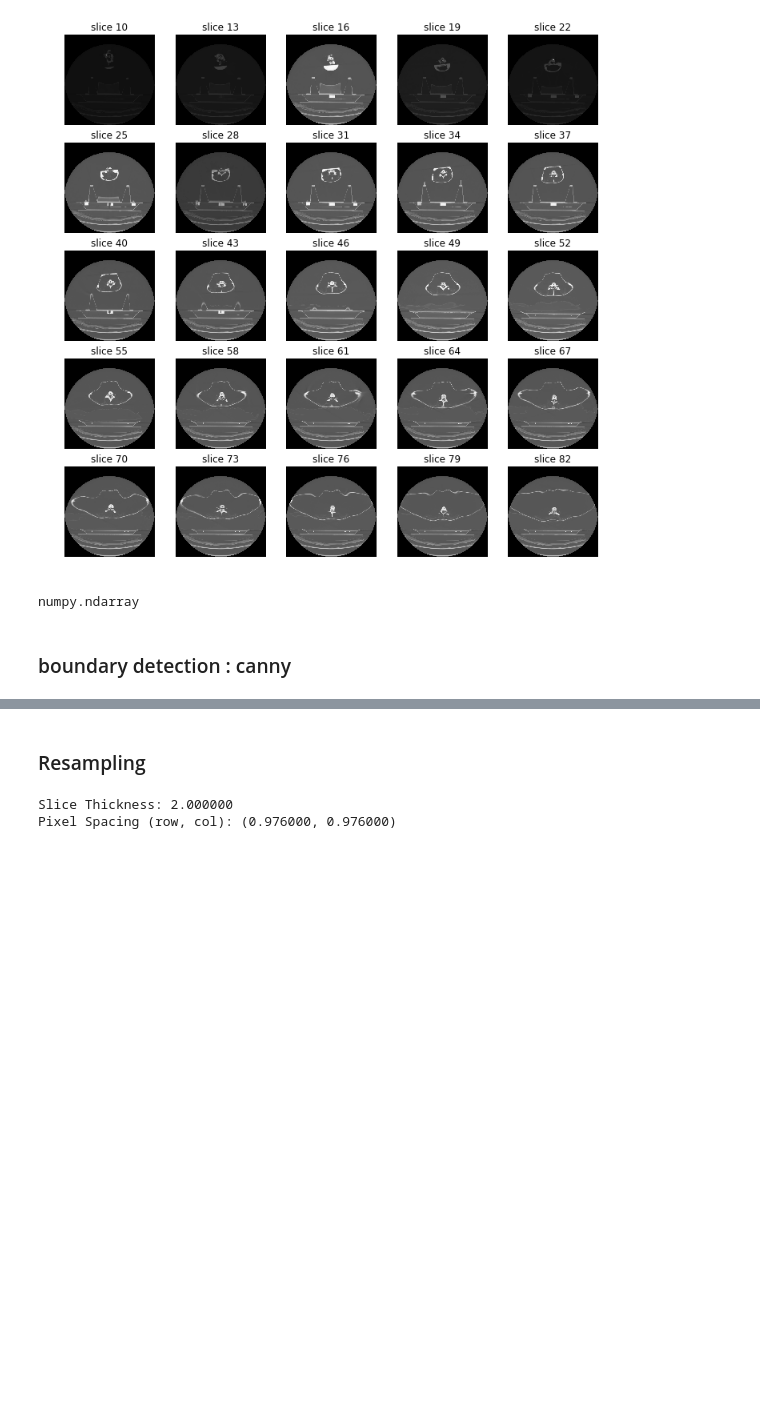
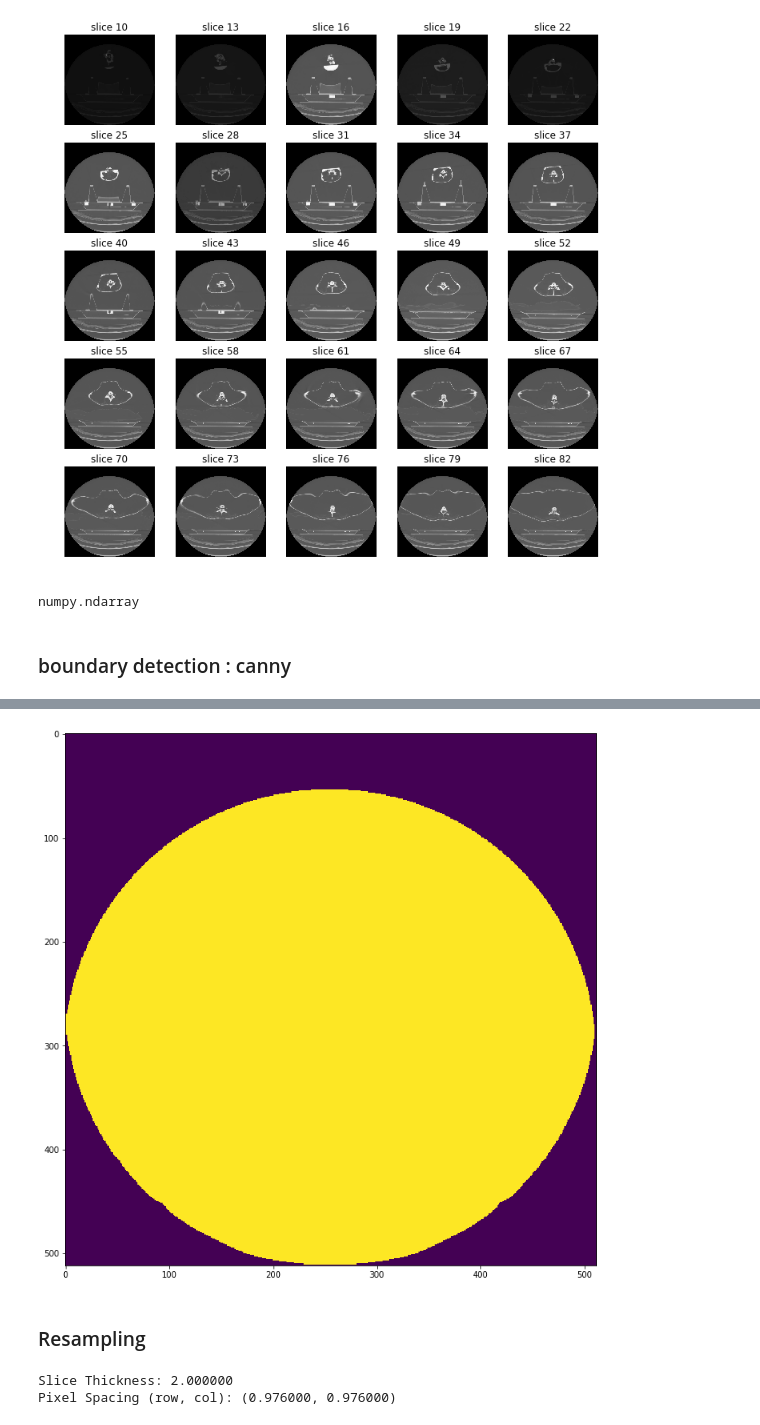
Before and after one commit to daegukdo/TIL, a Jupyter notebook: 05_side_project/01_dicom_with_point_cloud/00_dicom_data_test.ipynb, the cells around one changed output, grey strips where cells are left out. Drawn from its saved outputs; the diff is of its cells as text; code cells hidden in the pictures; blank space fills up the shorter version.

Commit message:
side project : dicom control practice edit example code (surface segmentation with edge detection based mask)

```diff
--- a/05_side_project/01_dicom_with_point_cloud/00_dicom_data_test.ipynb
+++ b/05_side_project/01_dicom_with_point_cloud/00_dicom_data_test.ipynb
@@ -155,3 +155,12 @@ plt.show()
+# %%
+from scipy import ndimage as ndi
+fill_abdomen = ndi.binary_fill_holes(edges)
+
+fig,ax = plt.subplots(1,1,figsize=[12,12])
+ax.imshow(fill_abdomen)
+plt.show()
+# %% [output]
+[figure, added]
 # %% [markdown]
 ### Resampling
 # %%
```
Also changed, not shown: parts of 1 cell of this notebook, 1 other file.
